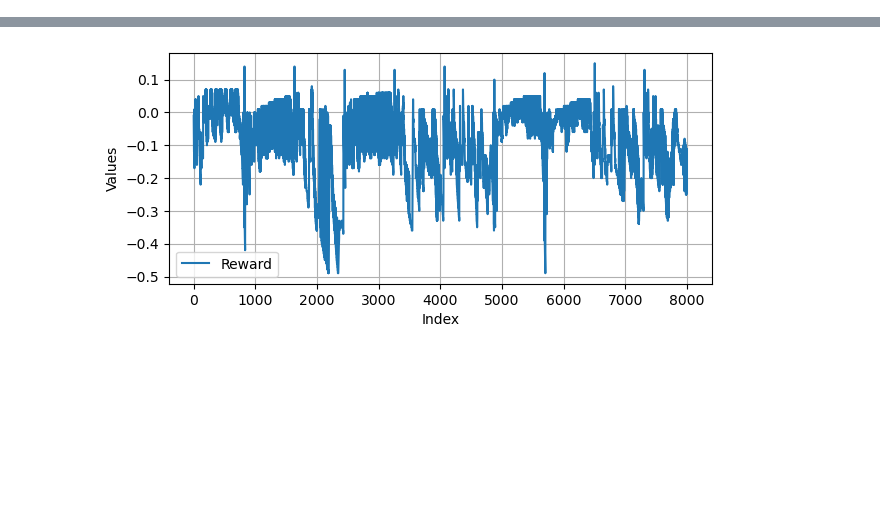
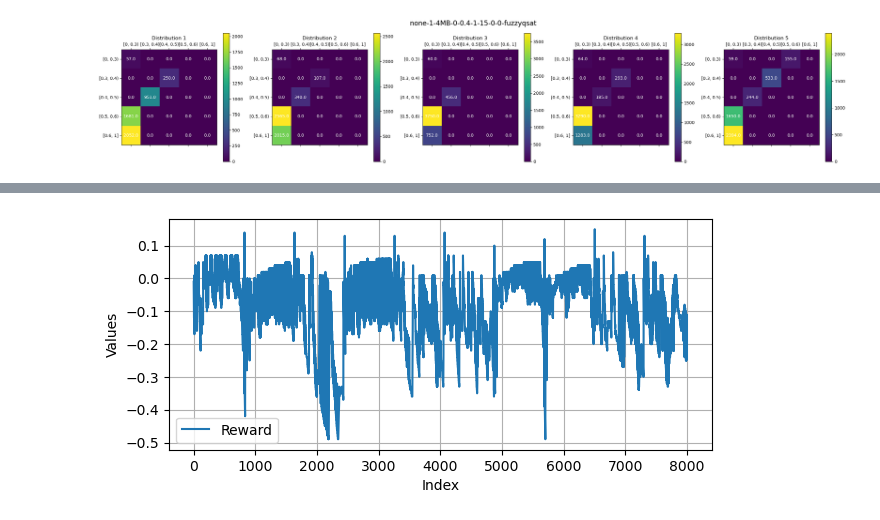
Before and after one commit to quic-vn/mpquic-drl, a Jupyter notebook: simulationFileServer/statistic/plot-compare0-state-reward-action.ipynb, the cells around one changed output, grey strips where cells are left out. Saved outputs shown, nothing was run; the diff lists cells and outputs as text; code cells hidden in the pictures; blank space fills up the shorter version.

```diff
--- a/simulationFileServer/statistic/plot-compare0-state-reward-action.ipynb
+++ b/simulationFileServer/statistic/plot-compare0-state-reward-action.ipynb
@@ -1,3 +1,70 @@
+# %%
+import csv
+import numpy as np
+import matplotlib.pyplot as plt
+
+# Define the parameters for the file path
+sch = 'fuzzyqsat'
+mdl = 'none'
+clt = 1
+size = '4MB'
+bwd = 1
+owd = 15
+var = 0
+los = 0
+
+# Initialize an empty list to hold matrices
+matrices = []
+
+# Read the file and process it
+file_path = f'../output/{mdl}-{clt}-{size}-0-0.4-{bwd}-{owd}-{var}-{los}-{sch}-state_dis.csv'
+
+plt.rcParams.update({'font.size': 10})
+
+# Read the file and process it
+with open(file_path, 'r') as file:
+    reader = csv.reader(file)
+    matrix = []
+    for i, row in enumerate(reader):
+        if i % 5 == 0 and i != 0:
+            matrices.append(matrix)
+            matrix = []
+        matrix.append([float(value) for value in row])
+    if matrix:
+        matrices.append(matrix)
+
+# Create heatmaps for each 5x5 matrix using matplotlib
+# num_matrices = len(matrices)-26
+num_matrices = 5
+fig, axes = plt.subplots(1, num_matrices, figsize=(num_matrices * 5, 5), squeeze=False)
+
+# Labels for rows and columns
+row_labels = ["[0, 0.3)", "[0.3, 0.4)", "[0.4, 0.5)", "[0.5, 0.6)", "[0.6, 1]"]
+col_labels = ["[0, 0.3)", "[0.3, 0.4)", "[0.4, 0.5)", "[0.5, 0.6)", "[0.6, 1]"]
+
+for i, ax in enumerate(axes.flatten()):
+    cax = ax.matshow(matrices[i], cmap='viridis')
+    for (j, k), val in np.ndenumerate(matrices[i]):
+        ax.text(k, j, f'{val:.1f}', ha='center', va='center', color='white')
+
+    # Set row and column labels
+    ax.set_xticks(np.arange(len(col_labels)))
+    ax.set_yticks(np.arange(len(row_labels)))
+    ax.set_xticklabels(col_labels)
+    ax.set_yticklabels(row_labels)
+
+   # Rotate the x labels for better readability
+    # plt.setp(ax.get_xticklabels(), rotation=45, ha="right", rotation_mode="anchor")
+
+    ax.set_title(f'Distribution {i+1}')
+    fig.colorbar(cax, ax=ax)
+# Set the title for the entire plot
+plt.suptitle(f'{mdl}-{clt}-{size}-0-0.4-{bwd}-{owd}-{var}-{los}-{sch}', fontsize=16)
+
+plt.tight_layout()
+plt.show()
+# %% [output]
+[figure, added]
 # %%
 import pandas as pd
 import matplotlib.pyplot as plt
```
Also changed, not shown: parts of 4 cells of this notebook, 13 other files.
